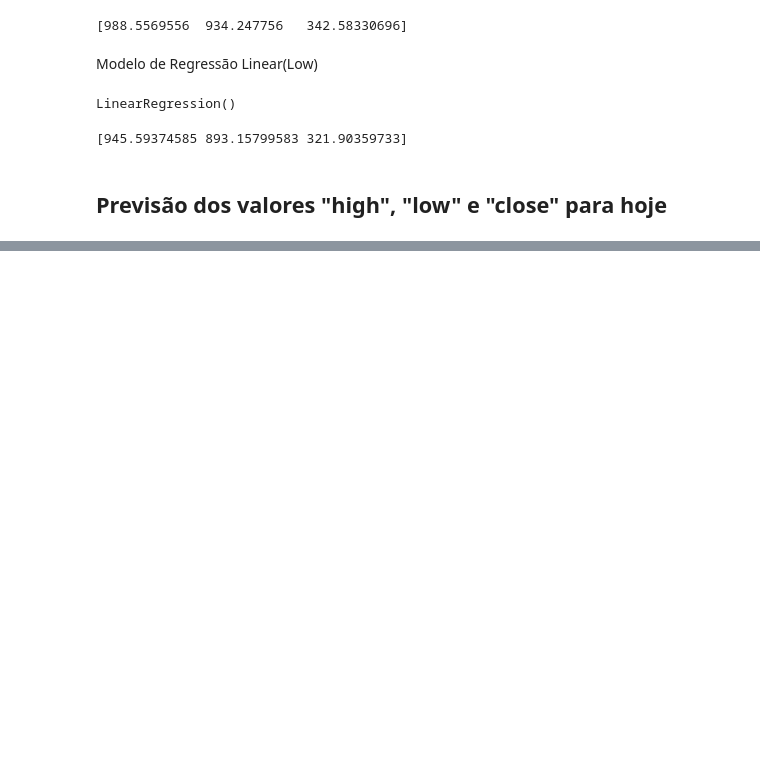
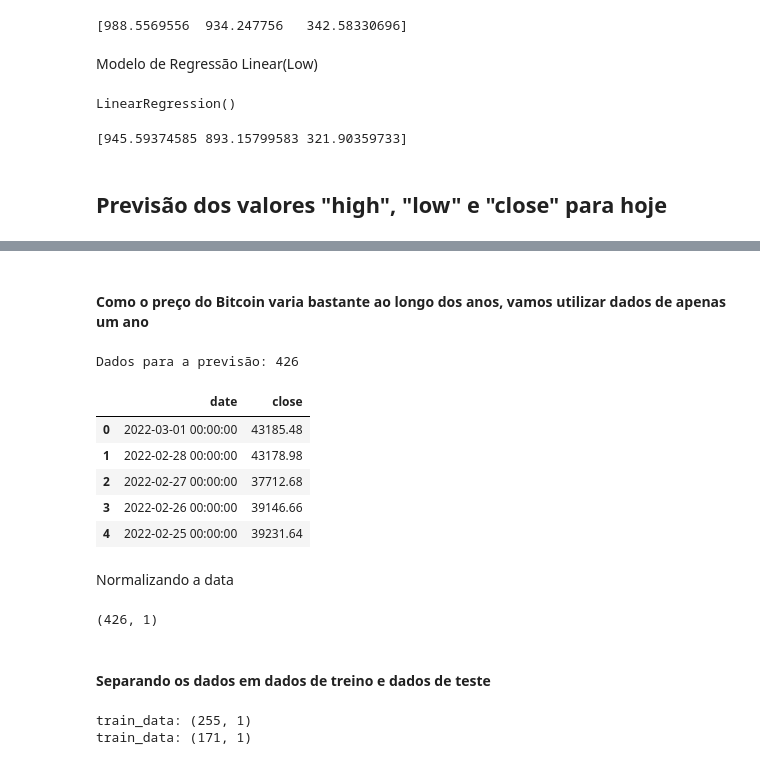
Before and after one commit to Lukas-Christopher13/Projeto-Topicos-em-BD, a Jupyter notebook: Bitcoin_historical_data.ipynb, the cells around one changed output, grey strips where cells are left out. Cells and saved outputs as stored; diff of their text form; code cells hidden in the pictures; blank space fills up the shorter version.

```diff
--- a/Bitcoin_historical_data.ipynb
+++ b/Bitcoin_historical_data.ipynb
@@ -272,0 +308,15 @@ Preço de fechamento do Bitcoin hoje: $69330.1770887245
+# %% [markdown]
+<h4>Como o preço do Bitcoin varia bastante ao longo dos anos, vamos utilizar dados de apenas um ano </h4>
+# %%
+closed_date_df = closed_date_df[closed_date_df["date"] > "2020-12-31"]
+closed_stock = closed_date_df.copy()
+print(f"Dados para a previsão: {closed_stock.shape[0]}")
+closed_stock.head()
+# %% [output]
+Dados para a previsão: 426
+|  | date | close |
+| 0 | 2022-03-01 00:00:00 | 43185.48 |
+| 1 | 2022-02-28 00:00:00 | 43178.98 |
+| 2 | 2022-02-27 00:00:00 | 37712.68 |
+| 3 | 2022-02-26 00:00:00 | 39146.66 |
+| 4 | 2022-02-25 00:00:00 | 39231.64 |
@@ -272,0 +330,20 @@ Preço de fechamento do Bitcoin hoje: $69330.1770887245
+# %% [markdown]
+Normalizando a data
+# %%
+del closed_date_df["date"]
+scaler = MinMaxScaler(feature_range=(0, 1))
+closed_date_df= scaler.fit_transform(np.array(closed_date_df).reshape(-1, 1))
+print(closed_date_df.shape)
+# %% [output]
+(426, 1)
+# %% [markdown]
+<h4>Separando os dados em dados de treino e dados de teste</h4>
+# %%
+training_size = int(len(closed_date_df)*0.60)
+test_size = len(closed_date_df) - training_size
+train_data, test_data = closed_date_df[0:training_size,:],closed_date_df[training_size:len(closed_date_df),:1]
+print(f"train_data: {train_data.shape}")
+print(f"train_data: {test_data.shape}")
+# %% [output]
+train_data: (255, 1)
+train_data: (171, 1)
```
Also changed, not shown: parts of 19 cells of this notebook.
